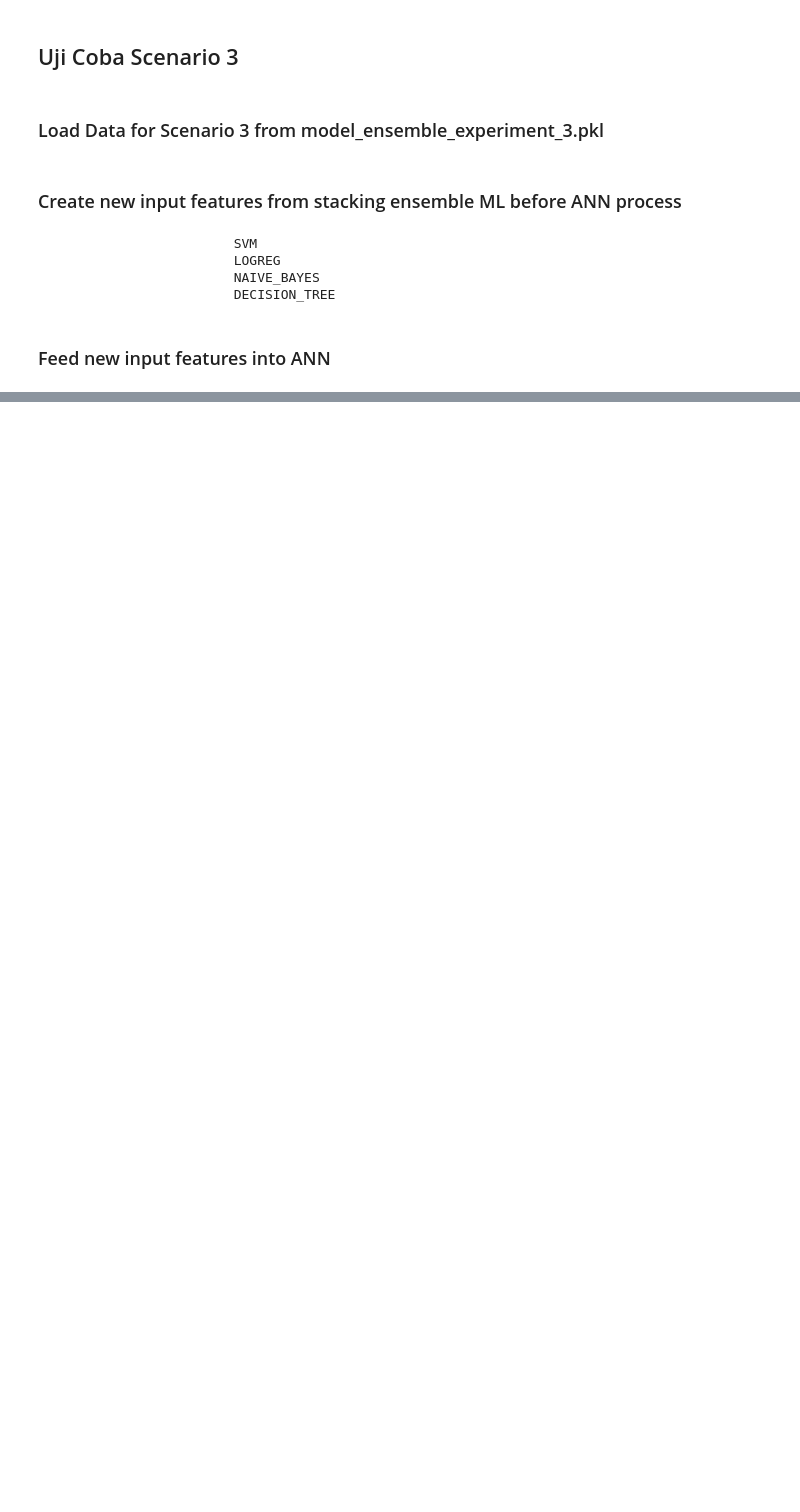
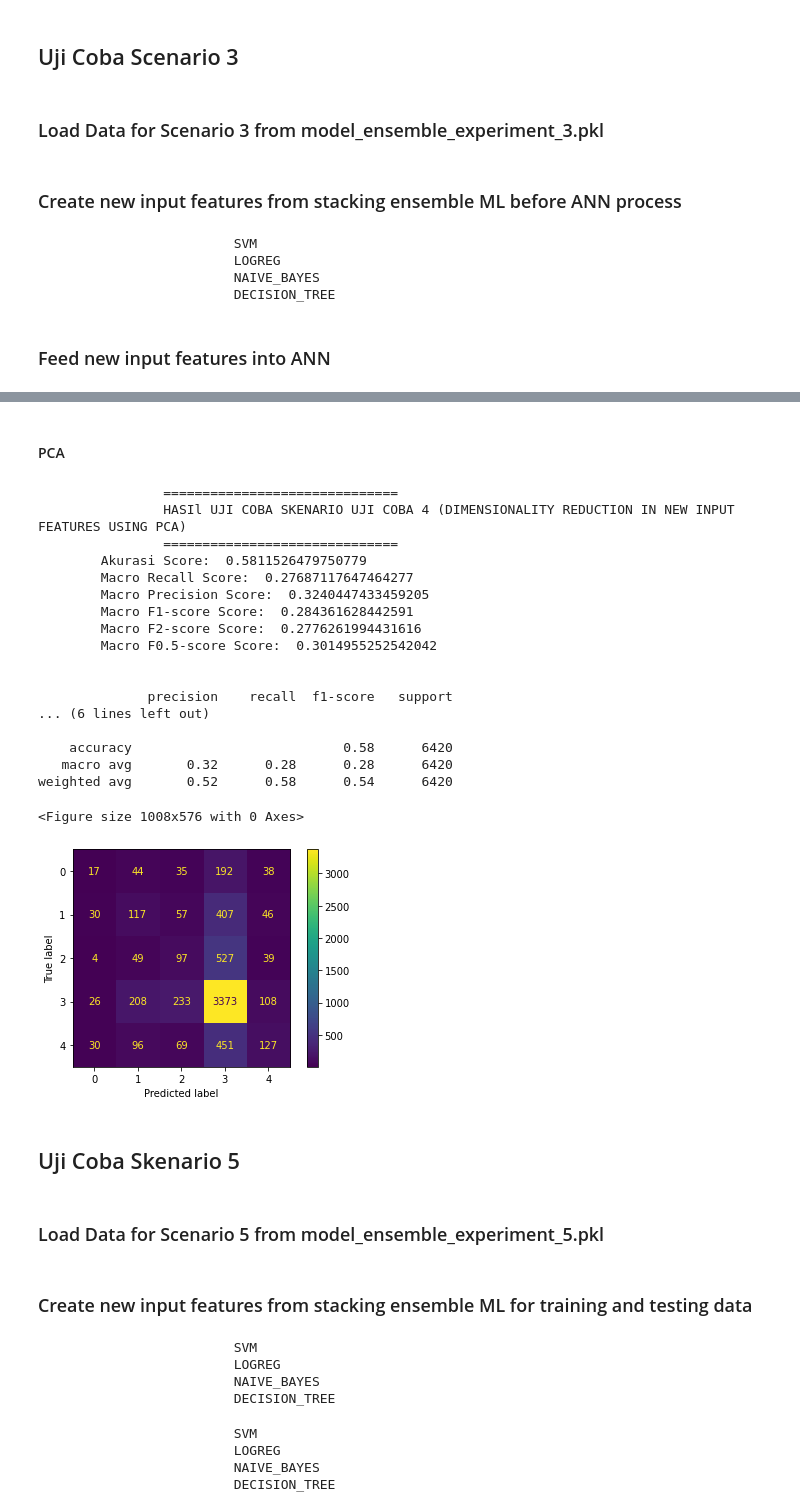
Before and after one commit to satriabimantara/Cassava-Classification-using-Ensemble-Algorithm-LBP-Features, a Jupyter notebook: notebook/#2-ensemble_modelling_daun_singkong_all_testing.ipynb, the cells around one changed output, grey strips where cells are left out. Drawn from its saved outputs; the diff is of its cells as text; code cells hidden in the pictures; blank space fills up the shorter version.

```diff
--- a/notebook/#2-ensemble_modelling_daun_singkong_all_testing.ipynb
+++ b/notebook/#2-ensemble_modelling_daun_singkong_all_testing.ipynb
@@ -327,0 +422,3 @@ weighted avg       0.50      0.56      0.52      6420
+# %%
+# do dimensionality reduction from pre-trained pca scaller on new input features
+X_test_pca = model_ensemble_experiment_4['new_input_feature_selection']['pca']['predictor'].transform(X_new_input_features)
@@ -327,0 +455,32 @@ weighted avg       0.50      0.56      0.52      6420
+# %% [markdown]
+#### PCA
+# %%
+# predict new X test using pre-trained ANN before
+predicted_ann_testing_scenario_4_pca = model_ensemble_experiment_4['new_input_feature_selection']['pca']['ann'].predict(X_test_pca)
+
+# print testing results
+print_model_experiment_results('Skenario Uji Coba 4 (Dimensionality Reduction in New Input Features using PCA)', y_new_input_features, predicted_ann_testing_scenario_4_pca)
+# %% [output]
+                ==============================
+                HASIl UJI COBA SKENARIO UJI COBA 4 (DIMENSIONALITY REDUCTION IN NEW INPUT FEATURES USING PCA)
+                ==============================
+        Akurasi Score:  0.5811526479750779
+        Macro Recall Score:  0.27687117647464277
+        Macro Precision Score:  0.3240447433459205
+        Macro F1-score Score:  0.284361628442591
+        Macro F2-score Score:  0.2776261994431616
+        Macro F0.5-score Score:  0.3014955252542042
+
+
+              precision    recall  f1-score   support
+... (6 lines left out)
+
+    accuracy                           0.58      6420
+   macro avg       0.32      0.28      0.28      6420
+weighted avg       0.52      0.58      0.54      6420
+<Figure size 1008x576 with 0 Axes>
+[figure, added]
+# %% [markdown]
+## Uji Coba Skenario 5
+# %% [markdown]
+### Load Data for Scenario 5 from model_ensemble_experiment_5.pkl
@@ -327,0 +492,24 @@ weighted avg       0.50      0.56      0.52      6420
+# %% [markdown]
+### Create new input features from stacking ensemble ML for training and testing data
+# %%
+new_input_training_features_scenario_5 = create_new_input_features(
+    model_ensemble_experiment_5['stacking_ensembles'],
+    X_train_scenario_5,
+    y_train_scenario_5
+)
+# %% [output]
+                         SVM
+                         LOGREG
+                         NAIVE_BAYES
+                         DECISION_TREE
+# %%
+new_input_testing_features_scenario_5 = create_new_input_features(
+    model_ensemble_experiment_5['stacking_ensembles'],
+    X_test_scenario_5,
+    y_test_scenario_5
+)
+# %% [output]
+                         SVM
+                         LOGREG
+                         NAIVE_BAYES
+                         DECISION_TREE
```
Also changed, not shown: parts of 35 cells of this notebook, 17 other files.
